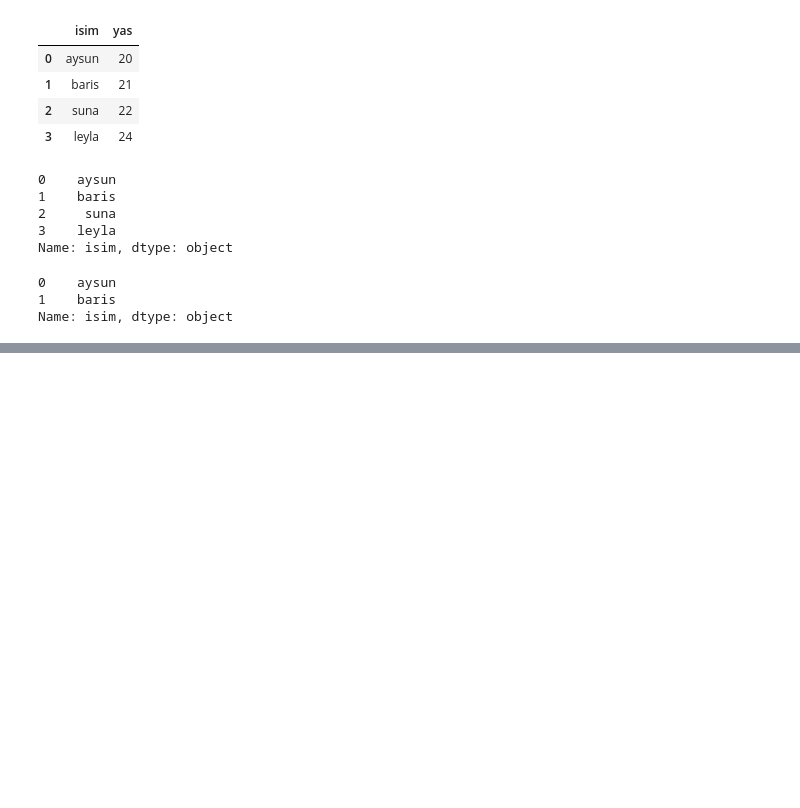
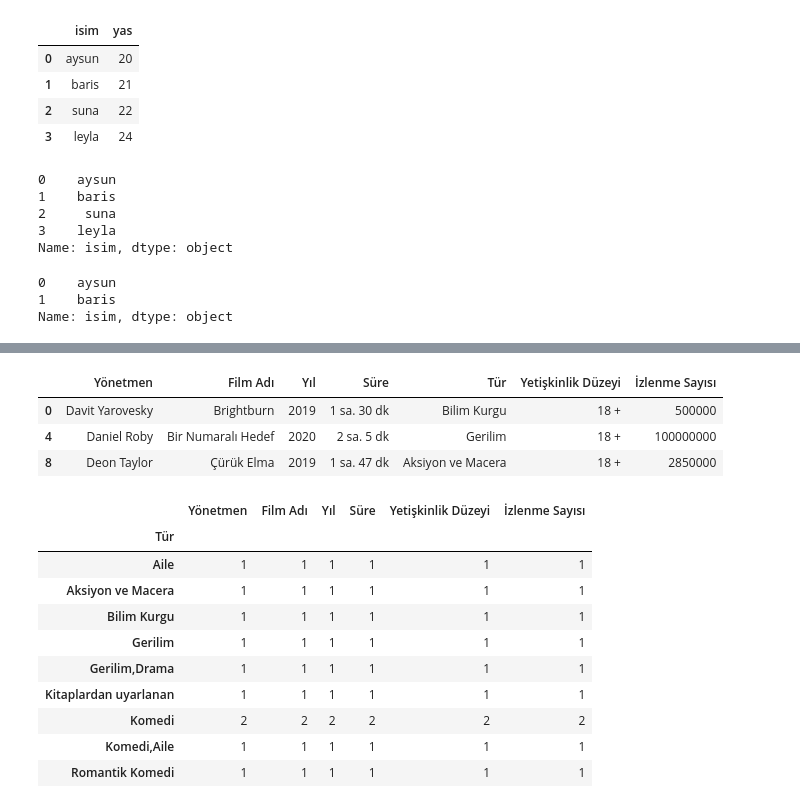
Before and after one commit to aysunnaatas/veri_manip-lasyonu, a Jupyter notebook: konuları_pekiştirme.ipynb, the cells around one changed output, grey strips where cells are left out. Saved outputs shown, nothing was run; the diff lists cells and outputs as text; code cells hidden in the pictures; blank space fills up the shorter version.

```diff
--- a/konuları_pekiştirme.ipynb
+++ b/konuları_pekiştirme.ipynb
@@ -251,0 +307,21 @@ Name: isim, dtype: object
+# %%
+neftlix[(neftlix.Yıl < 2021)]
+# %% [output]
+|  | Yönetmen | Film Adı | Yıl | Süre | Tür | Yetişkinlik Düzeyi | İzlenme Sayısı |
+| 0 | Davit Yarovesky | Brightburn | 2019 | 1 sa. 30 dk | Bilim Kurgu | 18 + | 500000 |
+| 4 | Daniel Roby | Bir Numaralı Hedef | 2020 | 2 sa. 5 dk | Gerilim | 18 + | 100000000 |
+| 8 | Deon Taylor | Çürük Elma | 2019 | 1 sa. 47 dk | Aksiyon ve Macera | 18 + | 2850000 |
+# %%
+neftlix.groupby("Tür").count()
+# %% [output]
+|  | Yönetmen | Film Adı | Yıl | Süre | Yetişkinlik Düzeyi | İzlenme Sayısı |
+| Tür |  |  |  |  |  |  |
+| Aile | 1 | 1 | 1 | 1 | 1 | 1 |
+| Aksiyon ve Macera | 1 | 1 | 1 | 1 | 1 | 1 |
+| Bilim Kurgu | 1 | 1 | 1 | 1 | 1 | 1 |
+| Gerilim | 1 | 1 | 1 | 1 | 1 | 1 |
+| Gerilim,Drama | 1 | 1 | 1 | 1 | 1 | 1 |
+| Kitaplardan uyarlanan | 1 | 1 | 1 | 1 | 1 | 1 |
+| Komedi | 2 | 2 | 2 | 2 | 2 | 2 |
+| Komedi,Aile | 1 | 1 | 1 | 1 | 1 | 1 |
+| Romantik Komedi | 1 | 1 | 1 | 1 | 1 | 1 |
```
Also changed, not shown: parts of 8 cells of this notebook, 4 other files.
